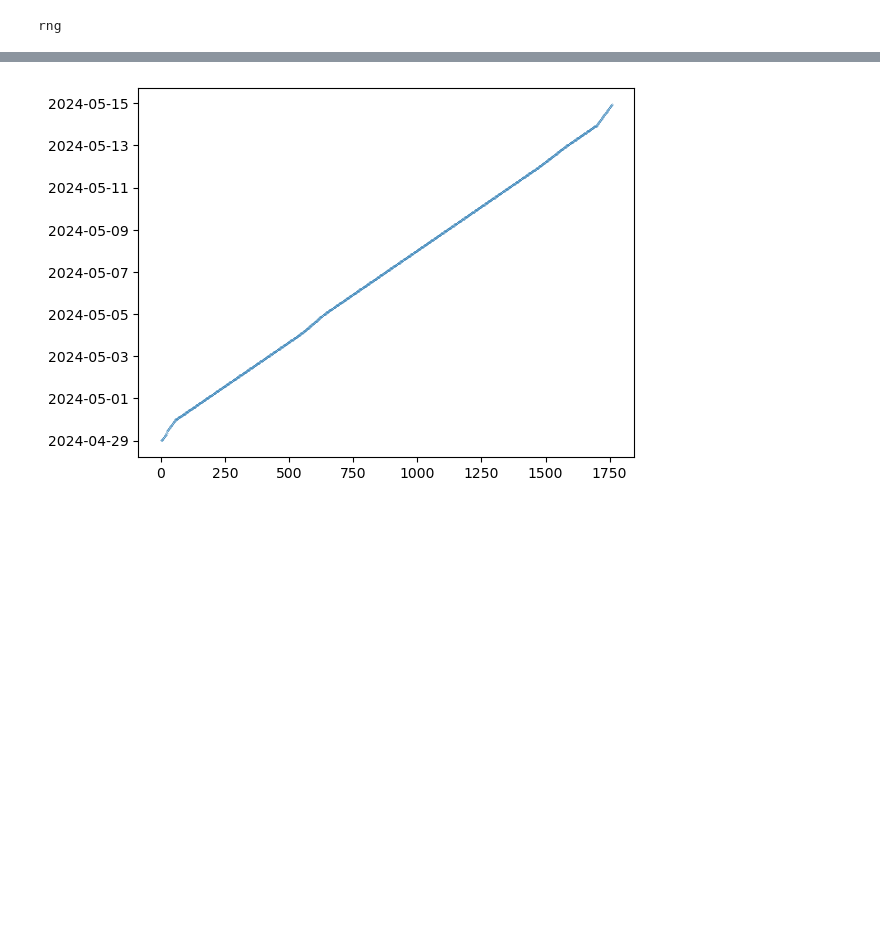
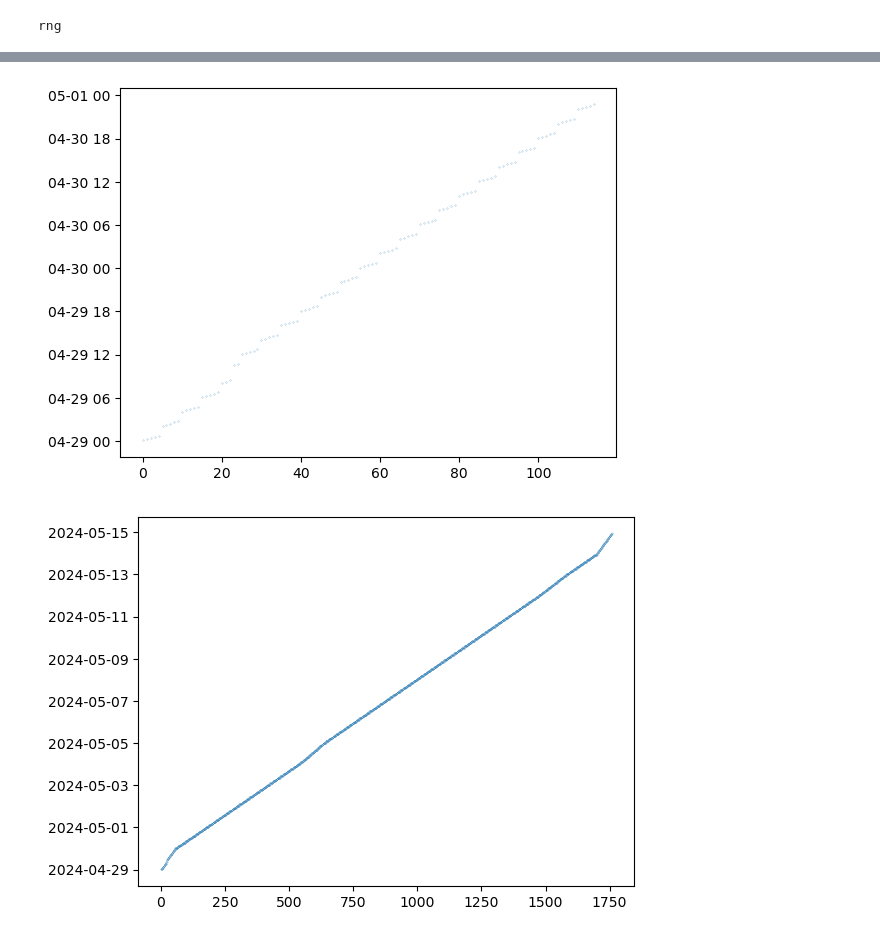
Before and after one commit to deszoeke/lidar, a Jupyter notebook: read_epsilon.ipynb, the cells around one changed output, grey strips where cells are left out. Cells and saved outputs as stored; diff of their text form; code cells hidden in the pictures; blank space fills up the shorter version.

Commit message:
epsilon times repeat in adjacent days. why?

```diff
--- a/read_epsilon.ipynb
+++ b/read_epsilon.ipynb
@@ -73 +53,9 @@ start_dt[1]
+# %%
+clf()
+plot(start_dt[1], marker=".", markersize=0.3, linestyle="none")
+# plot(start_dt[2], marker=".", markersize=0.3, linestyle="none")
+gcf()
+# spans 2 days rather than 1, so loading all days repeats times!
+# %% [output]
+[figure, added]
 # %%
```
Also changed, not shown: parts of 2 cells of this notebook, 1 other file.
